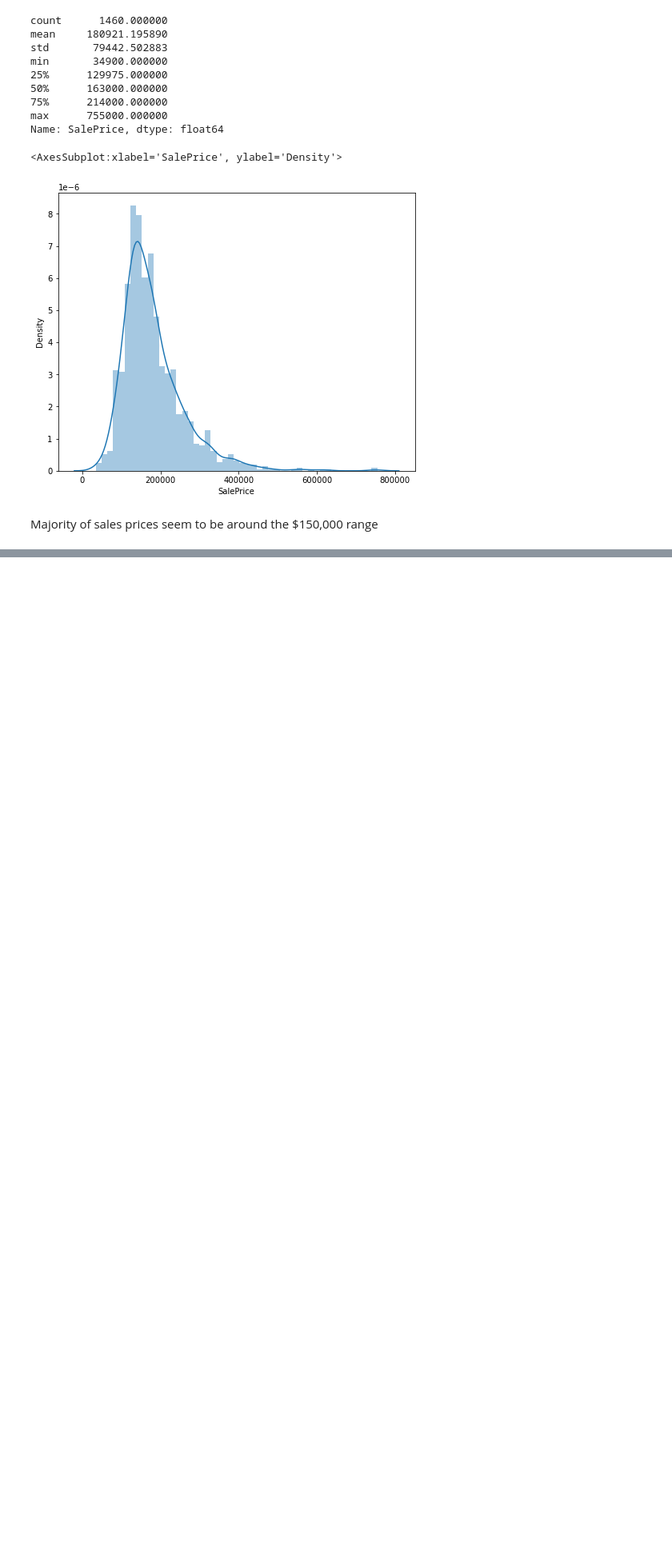
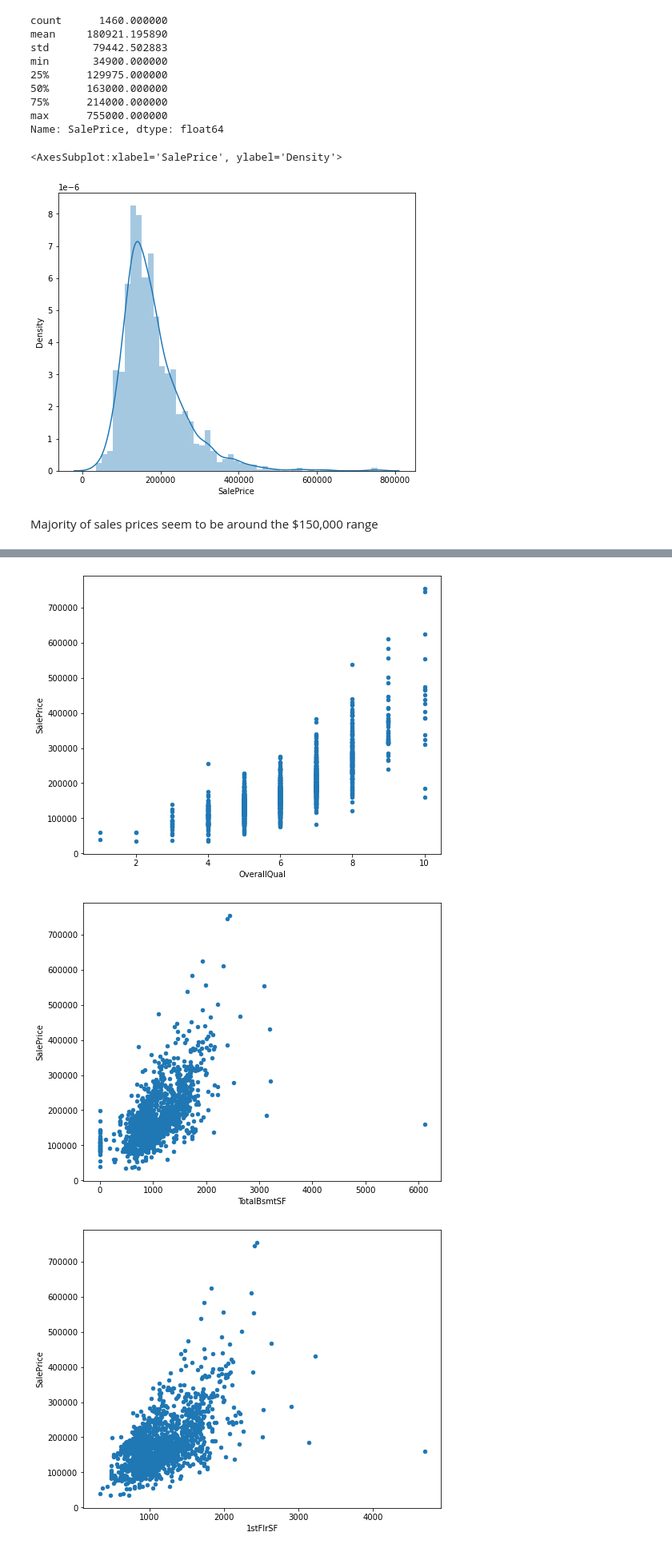
Before and after one commit to mrnguyener21/House-Prices-Analysis, a Jupyter notebook: house_prices_ml.ipynb, the cells around one changed output, grey strips where cells are left out. Shown at 80% size. Saved outputs shown, nothing was run; the diff lists cells and outputs as text; code cells hidden in the pictures; blank space fills up the shorter version.

Commit message:
created graph to show correlation for sale price to each of the individual columns chosen

```diff
--- a/house_prices_ml.ipynb
+++ b/house_prices_ml.ipynb
@@ -68,3 +68,7 @@ sns.heatmap(train[corr_col].corr(), annot=True, cmap='Blues')
 - FullBath
 - GarageCars
 - GarageArea
+# %%
+df=train[['OverallQual', 'TotalBsmtSF', '1stFlrSF', 'GrLivArea', 'FullBath',
+       'GarageCars', 'GarageArea', 'SalePrice']]
+df
@@ -118,0 +116,7 @@ train.plot.scatter(x='HalfBath',y='SalePrice')
+# %%
+for i in df:
+    df.plot.scatter(x=i, y='SalePrice')
+# %% [output]
+[figure, added]
+[figure, added]
+[figure, added]
```
Also changed, not shown: parts of 6 cells of this notebook.
